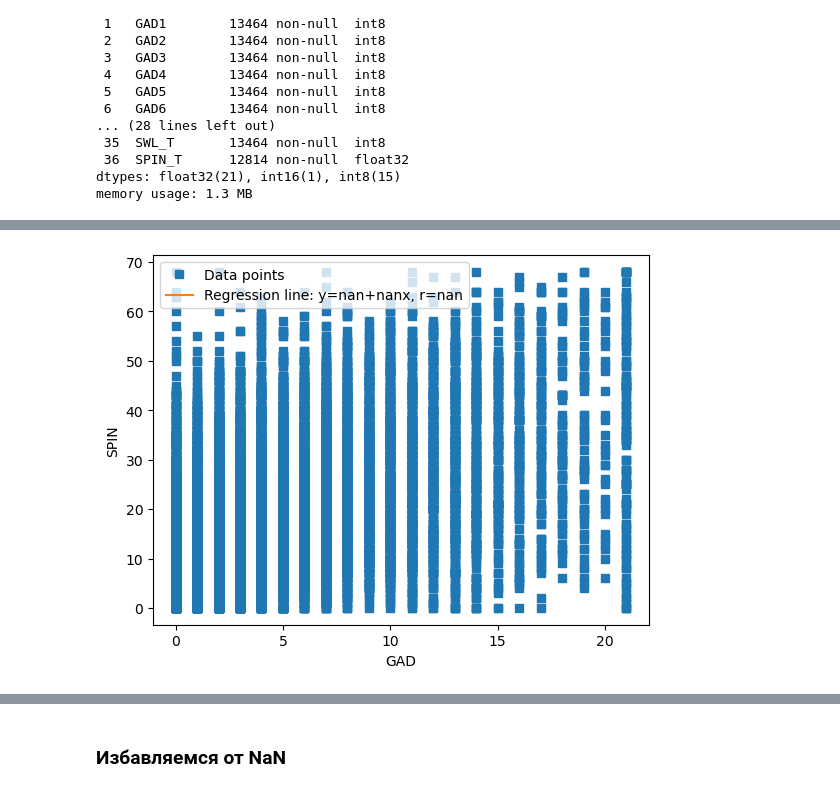
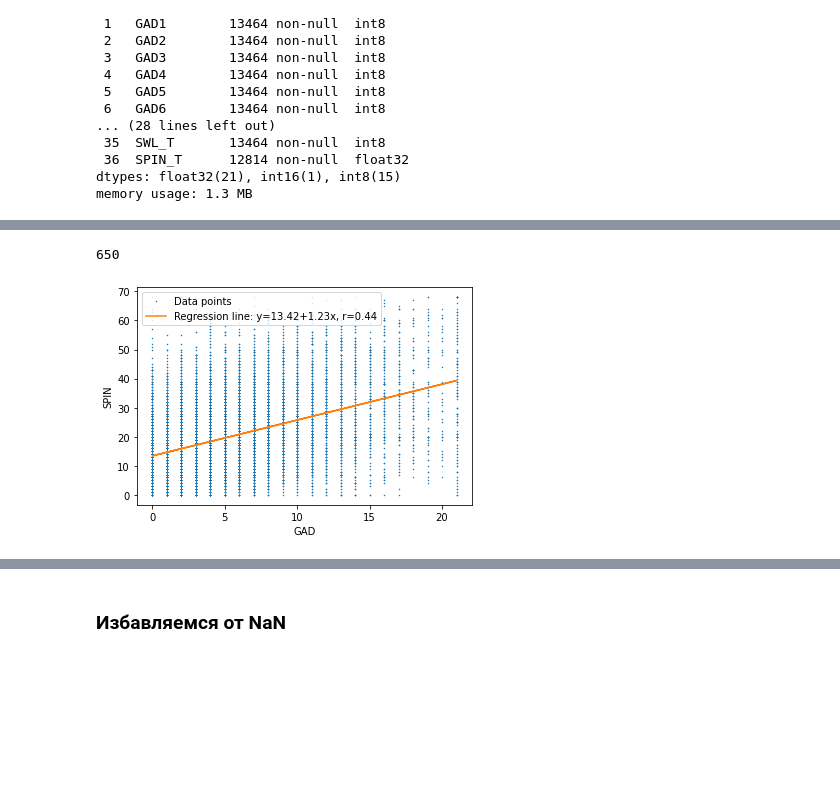
Before and after one commit to Anbionchik/Git_brain_lessons, a Jupyter notebook: Final_project/Final work book.ipynb, the cells around one changed output, grey strips where cells are left out. Cells and saved outputs as stored; diff of their text form; code cells hidden in the pictures; blank space fills up the shorter version.

```diff
--- a/Final_project/Final work book.ipynb
+++ b/Final_project/Final work book.ipynb
@@ -189,12 +243,18 @@ plt.ylim(ymax=np.ceil(maxfreq / 10) * 10 if maxfreq % 10 else maxfreq + 10)
+# %%
+df.SPIN_T.isna().sum()
+# %% [output]
+650
+# %%
+df.SPIN_T.fillna(df.SPIN_T.mean() , inplace=True)
 # %%
 slope, intercept, r, p, stderr = scipy.stats.linregress(df.GAD_T, df.SPIN_T)
 line = f'Regression line: y={intercept:.2f}+{slope:.2f}x, r={r:.2f}'
 fig, ax = plt.subplots()
-ax.plot(df.GAD_T, df.SPIN_T, linewidth=0, marker='s', label='Data points')
+ax.plot(df.GAD_T, df.SPIN_T, linewidth=0, marker='s', ms = 0.5, label='Data points')
 ax.plot(df.GAD_T, intercept + slope * df.GAD_T, label=line)
 ax.set_xlabel('GAD')
 ax.set_ylabel('SPIN')
 ax.legend(facecolor='white')
 plt.show()
 # %% [output]
-[figure, old version]
+[figure, new version]
```
Also changed, not shown: parts of 54 cells of this notebook, 6 other files.
